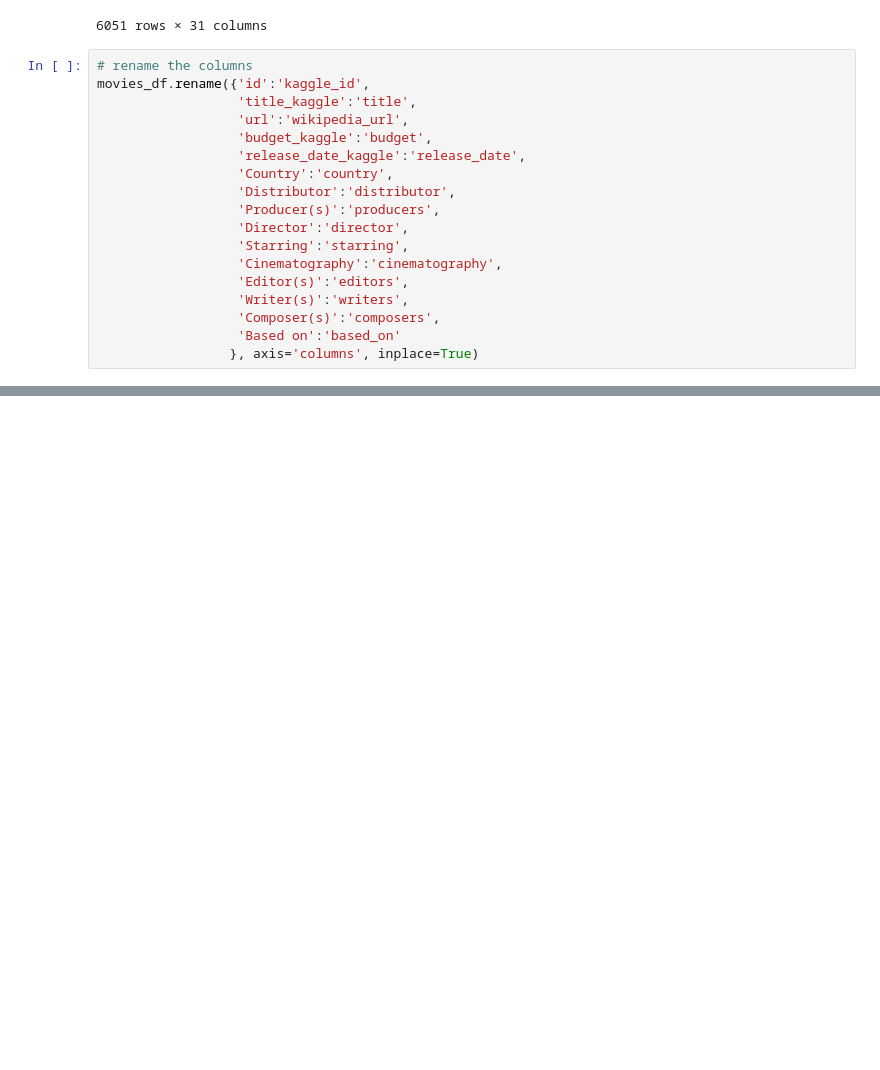
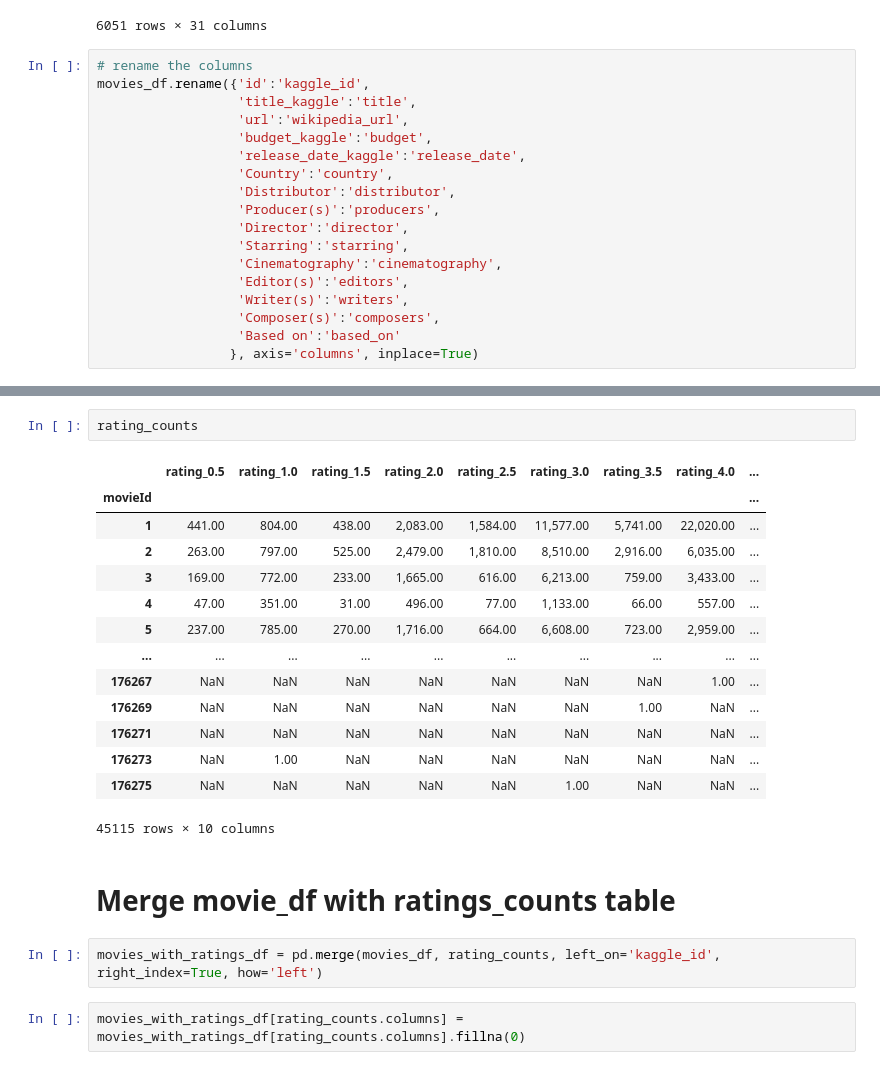
Before and after one commit to david-garza/Movies-ETL, a Jupyter notebook: ETL_parctice.ipynb, the cells around one changed output, grey strips where cells are left out. Saved outputs shown, nothing was run; the diff lists cells and outputs as text; blank space fills up the shorter version.

```diff
--- a/ETL_parctice.ipynb
+++ b/ETL_parctice.ipynb
@@ -1240,0 +1306,23 @@ movies_df.rename({'id':'kaggle_id',
+# %%
+rating_counts
+# %% [output]
+|  | rating_0.5 | rating_1.0 | rating_1.5 | rating_2.0 | rating_2.5 | rating_3.0 | rating_3.5 | rating_4.0 | ... |
+| movieId |  |  |  |  |  |  |  |  | ... |
+| 1 | 441.00 | 804.00 | 438.00 | 2,083.00 | 1,584.00 | 11,577.00 | 5,741.00 | 22,020.00 | ... |
+| 2 | 263.00 | 797.00 | 525.00 | 2,479.00 | 1,810.00 | 8,510.00 | 2,916.00 | 6,035.00 | ... |
+| 3 | 169.00 | 772.00 | 233.00 | 1,665.00 | 616.00 | 6,213.00 | 759.00 | 3,433.00 | ... |
+| 4 | 47.00 | 351.00 | 31.00 | 496.00 | 77.00 | 1,133.00 | 66.00 | 557.00 | ... |
+| 5 | 237.00 | 785.00 | 270.00 | 1,716.00 | 664.00 | 6,608.00 | 723.00 | 2,959.00 | ... |
+| ... | ... | ... | ... | ... | ... | ... | ... | ... | ... |
+| 176267 | NaN | NaN | NaN | NaN | NaN | NaN | NaN | 1.00 | ... |
+| 176269 | NaN | NaN | NaN | NaN | NaN | NaN | 1.00 | NaN | ... |
+| 176271 | NaN | NaN | NaN | NaN | NaN | NaN | NaN | NaN | ... |
+| 176273 | NaN | 1.00 | NaN | NaN | NaN | NaN | NaN | NaN | ... |
+| 176275 | NaN | NaN | NaN | NaN | NaN | 1.00 | NaN | NaN | ... |
+45115 rows × 10 columns
+# %% [markdown]
+# Merge movie_df with ratings_counts table
+# %%
+movies_with_ratings_df = pd.merge(movies_df, rating_counts, left_on='kaggle_id', right_index=True, how='left')
+# %%
+movies_with_ratings_df[rating_counts.columns] = movies_with_ratings_df[rating_counts.columns].fillna(0)
```
Also changed, not shown: parts of 9 cells of this notebook.
